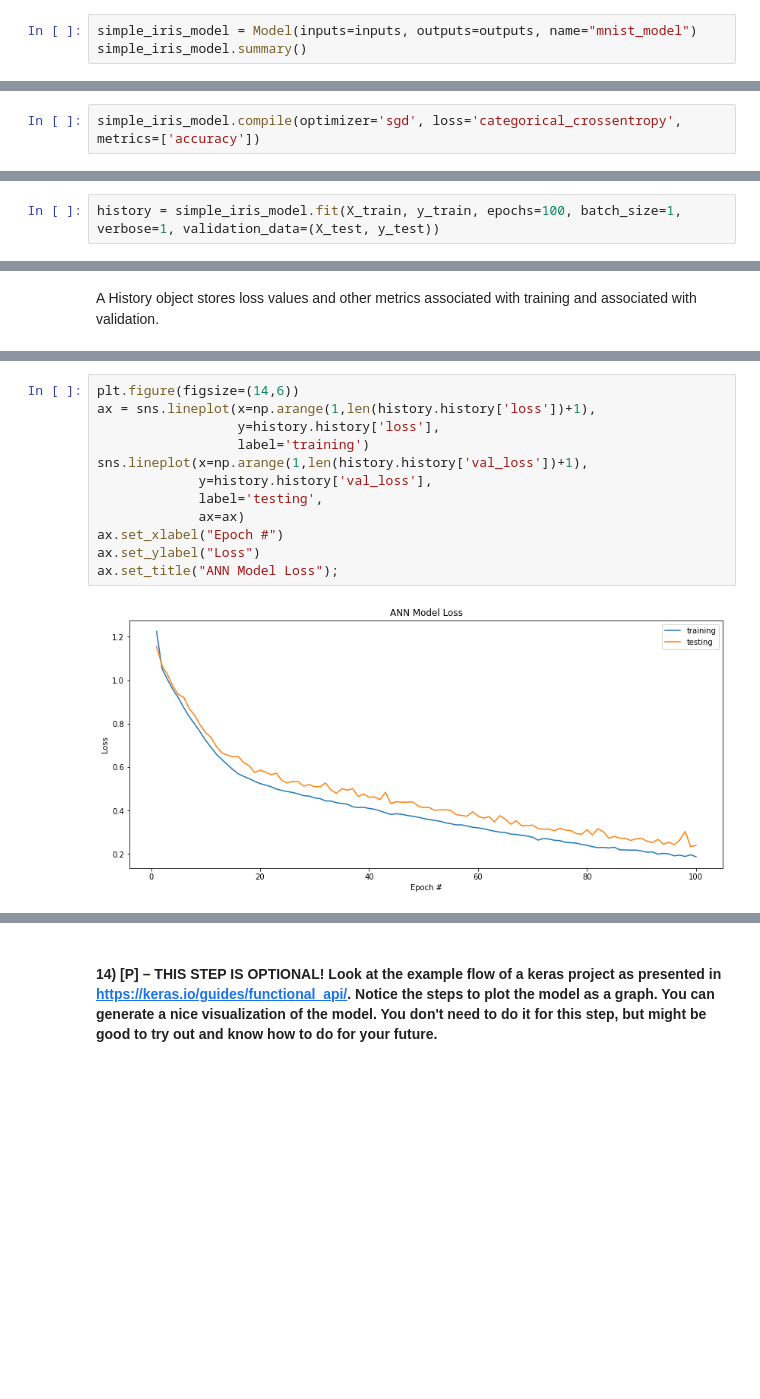
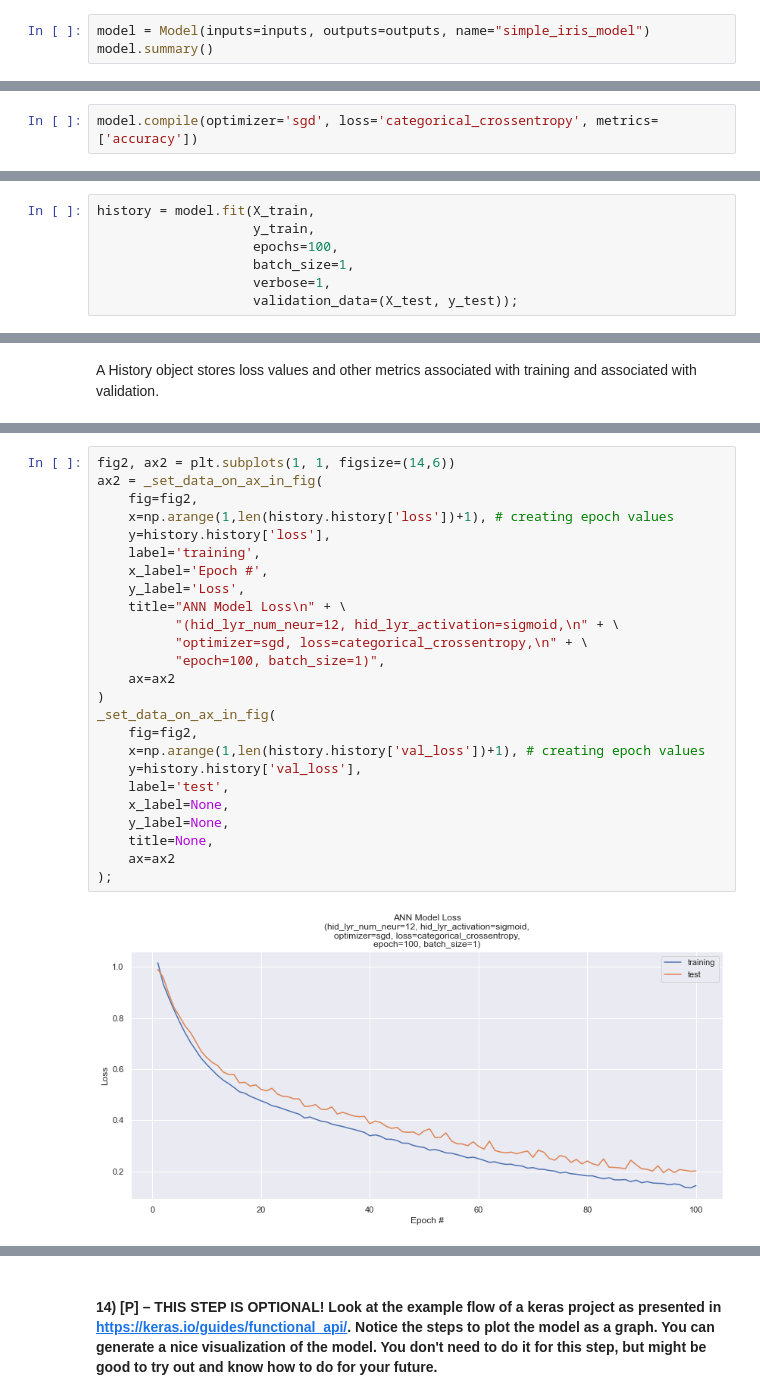
Before and after one commit to ks061/data-mining, a Jupyter notebook: labs/lab11.ipynb, the cells around one changed output, grey strips where cells are left out. Cells and saved outputs as stored; diff of their text form; blank space fills up the shorter version.

````diff
--- a/labs/lab11.ipynb
+++ b/labs/lab11.ipynb
@@ -362,6 +359,6 @@ outputs = output_layer(x);
 # %% [markdown]
 #### 10) [P]Create an instance of ```Model```. Specify the ```inputs```, the ```outputs```, and name the model "```simple_iris_model```". Then, report a summary of your model using the ```summary()``` function. If you did everything correctly, your model should look as follows:<br/><br/>*output below matches that given in the assignment*
 # %%
-simple_iris_model = Model(inputs=inputs, outputs=outputs, name="mnist_model")
-simple_iris_model.summary()
+model = Model(inputs=inputs, outputs=outputs, name="simple_iris_model")
+model.summary()
 # %% [output]
@@ -386,3 +381,3 @@ _________________________________________________________________
 # %%
-simple_iris_model.compile(optimizer='sgd', loss='categorical_crossentropy', metrics=['accuracy'])
+model.compile(optimizer='sgd', loss='categorical_crossentropy', metrics=['accuracy'])
 # %% [markdown]
@@ -392,4 +385,9 @@ simple_iris_model.compile(optimizer='sgd', loss='categorical_crossentropy', metr
 # %%
-history = simple_iris_model.fit(X_train, y_train, epochs=100, batch_size=1, verbose=1, validation_data=(X_test, y_test))
+history = model.fit(X_train,
+                    y_train,
+                    epochs=100,
+                    batch_size=1,
+                    verbose=1,
+                    validation_data=(X_test, y_test));
 # %% [output]
 Epoch 1/100
@@ -432,17 +464,30 @@ ax.set_title("ANN Model Accuracy");
 # %%
-plt.figure(figsize=(14,6))
-ax = sns.lineplot(x=np.arange(1,len(history.history['loss'])+1),
-                  y=history.history['loss'],
-                  label='training')
-sns.lineplot(x=np.arange(1,len(history.history['val_loss'])+1),
-             y=history.history['val_loss'],
-             label='testing',
-             ax=ax)
-ax.set_xlabel("Epoch #")
-ax.set_ylabel("Loss")
-ax.set_title("ANN Model Loss");
+fig2, ax2 = plt.subplots(1, 1, figsize=(14,6))
+ax2 = _set_data_on_ax_in_fig(
+    fig=fig2,
+    x=np.arange(1,len(history.history['loss'])+1), # creating epoch values
+    y=history.history['loss'],
+    label='training',
+    x_label='Epoch #',
+    y_label='Loss',
+    title="ANN Model Loss\n" + \
+          "(hid_lyr_num_neur=12, hid_lyr_activation=sigmoid,\n" + \
+          "optimizer=sgd, loss=categorical_crossentropy,\n" + \
+          "epoch=100, batch_size=1)",
+    ax=ax2
+)
+_set_data_on_ax_in_fig(
+    fig=fig2,
+    x=np.arange(1,len(history.history['val_loss'])+1), # creating epoch values
+    y=history.history['val_loss'],
+    label='test',
+    x_label=None,
+    y_label=None,
+    title=None,
+    ax=ax2
+);
 # %% [output]
-[figure, old version]
+[figure, new version]
 # %%
 pd.DataFrame(history.history).plot(
     figsize=(8, 5),grid=True,
````
Also changed, not shown: parts of 40 cells of this notebook, 1 other file.
